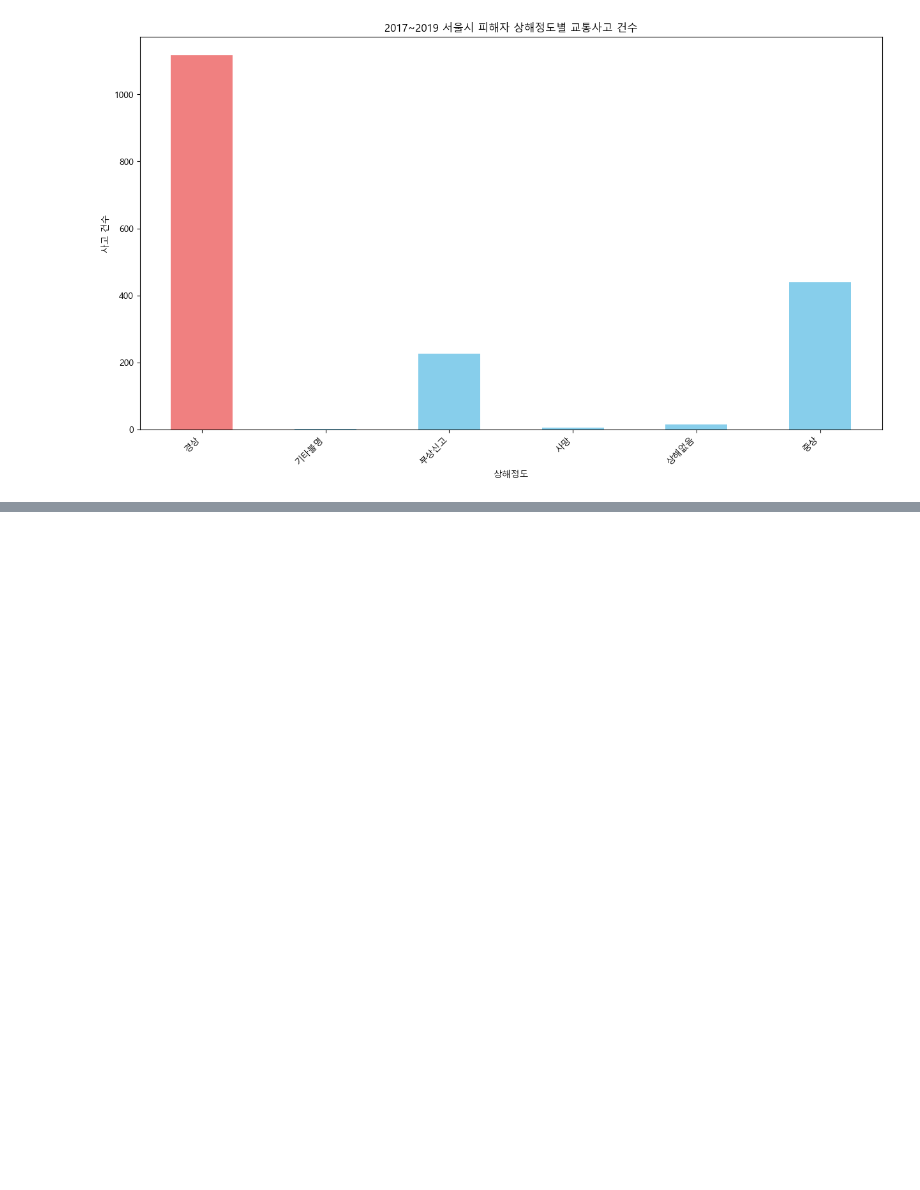
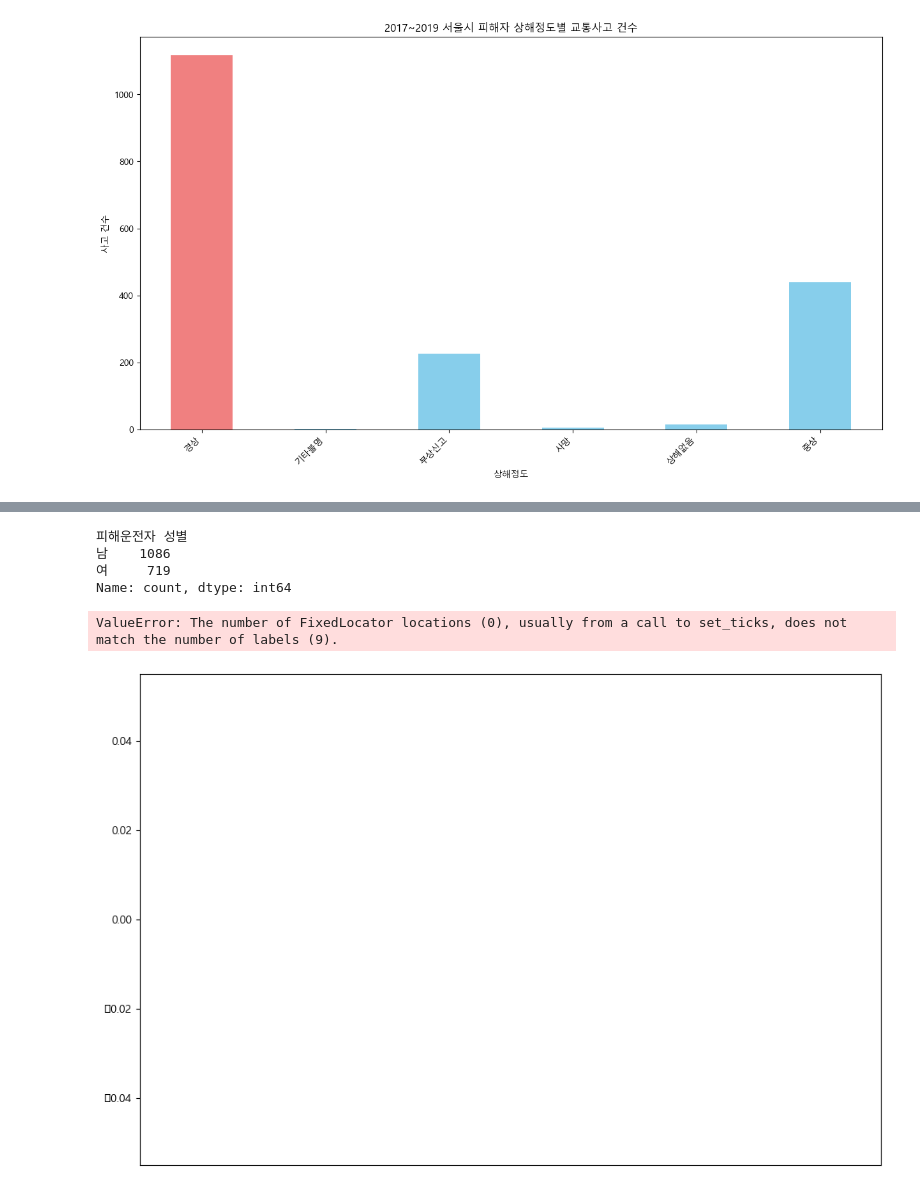
Before and after one commit to ssasdfccaf/Weather-and-traffic-accidents, a Jupyter notebook: 동옥/서울시 어린이 교통사고/child.ipynb, the cells around one changed output, grey strips where cells are left out. Saved outputs shown, nothing was run; the diff lists cells and outputs as text; code cells hidden in the pictures; blank space fills up the shorter version.

```diff
--- a/동옥/서울시 어린이 교통사고/child.ipynb
+++ b/동옥/서울시 어린이 교통사고/child.ipynb
@@ -335,0 +350,48 @@ plt.show()
+# %%
+# '상해정도' 컬럼을 기준으로 그룹화하여 사고 수 계산
+피해운전자성 = df['피해운전자 성별'].value_counts()
+
+# 결과 출력
+print(피해운전자성)
+# %% [output]
+피해운전자 성별
+남    1086
+여     719
+Name: count, dtype: int64
+# %%
+import pandas as pd
+import matplotlib.pyplot as plt
+
+# CSV 파일 경로
+file_path = '2017~2019 서울시 어린이 보행자사고.csv'
+
+# CSV 파일 읽기 (encoding 지정)
+df = pd.read_csv(file_path, delimiter=',', encoding='cp949')
+
+# 피해운전자 연령별 사고 수 계산
+연령별_사고수_남성 = df[df['피해운전자 성별'] == '남성'].groupby('피해운전자 연령').size()
+연령별_사고수_여성 = df[df['피해운전자 성별'] == '여성'].groupby('피해운전자 연령').size()
+
+# 막대 히스토그램 차트 그리기
+plt.figure(figsize=(12, 8))
+
+bar_width = 0.35
+index = range(len(연령별_사고수_남성.index))
+
+# 남성 막대
+plt.bar(index, 연령별_사고수_남성, bar_width, label='남성', color='skyblue')
+
+# 여성 막대
+plt.bar([i + bar_width for i in index], 연령별_사고수_여성, bar_width, label='여성', color='lightcoral')
+
+# x축 눈금 설정
+plt.xticks([i + bar_width/2 for i in index], [str(i) for i in range(160, -1, -20)])
+
+plt.title('피해운전자 연령 및 성별에 따른 어린이 보행자사고')
+plt.xlabel('피해운전자 연령')
+plt.ylabel('사고 건수')
+plt.legend()
+plt.show()
+# %% [output]
+ValueError: The number of FixedLocator locations (0), usually from a call to set_ticks, does not match the number of labels (9).
+[figure, added]
```
Also changed, not shown: parts of 3 cells of this notebook, 20 other files.
